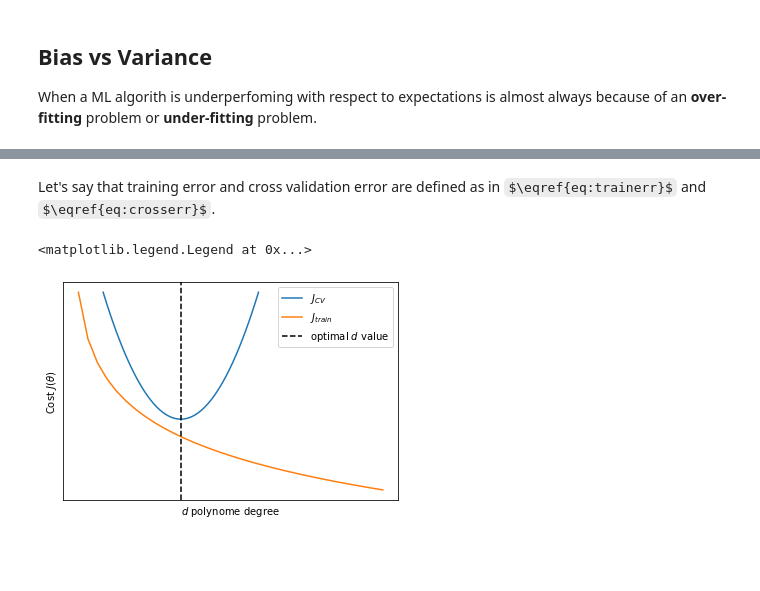
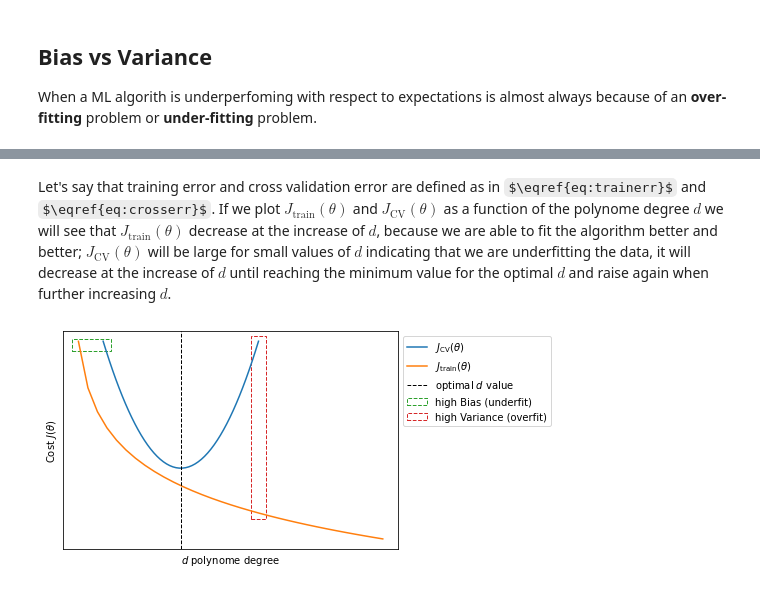
Before and after one commit to marnec/ML, a Jupyter notebook: ML-17-Diagnostic.ipynb, the cells around one changed output, grey strips where cells are left out. Saved outputs shown, nothing was run; the diff lists cells and outputs as text; code cells hidden in the pictures; some formulas as TeX source; blank space fills up the shorter version.

```diff
--- a/ML-17-Diagnostic.ipynb
+++ b/ML-17-Diagnostic.ipynb
@@ -242,22 +241,24 @@ for ax, label in zip(axes, ['A', 'B', 'C']):
-# %% [markdown]
-Let's say that training error and cross validation error are defined as in $\eqref{eq:trainerr}$ and $\eqref{eq:crosserr}$.
+# %% [markdown]
+Let's say that training error and cross validation error are defined as in $\eqref{eq:trainerr}$ and $\eqref{eq:crosserr}$. If we plot $J_\text{train}(\theta)$ and $J_\text{CV}(\theta)$ as a function of the polynome degree $d$ we will see that $J_\text{train}(\theta)$ decrease at the increase of $d$, because we are able to fit the algorithm better and better; $J_\text{CV}(\theta)$ will be large for small values of $d$ indicating that we are underfitting the data, it will decrease at the increase of $d$ until reaching the minimum value for the optimal $d$ and raise again when further increasing $d$.
 # %%
 %%capture --no-display
 xcross = np.linspace(-.5, .5)
 xtrain = np.linspace(-1, 2)
-
 jtrain = -np.log(xtrain)
 jcross = 10*xcross ** 2
-
+xcross -= .8
+xtrain -= 1.5
+jcross += .7
 fig, ax = plt.subplots()
-ax.plot(xcross-.8, jcross+.7, label='$J_{CV}$')
-ax.plot(xtrain - 1.5 , jtrain, label='$J_{train}$')
-ax.axvline(-.8, ls='--', c='k', label='optimal $d$ value')
+ax.plot(xcross, jcross, label='$J_\\mathrm{CV}(\\theta)$')
+ax.plot(xtrain , jtrain, label='$J_\\mathrm{train}(\\theta)$')
+ax.axvline(-.8, ls='--', c='k', lw=1, label='optimal $d$ value')
 ax.set_xticks([])
 ax.set_yticks([])
 ax.set_ylabel('Cost $J(\\theta)$')
 ax.set_xlabel('$d$ polynome degree')
-ax.legend();
+ax.add_patch(matplotlib.patches.Rectangle((-1.5, 3), .25, .25, fill=False, ls='--', edgecolor='C2', label='high Bias (underfit)'))
+ax.add_patch(matplotlib.patches.Rectangle((-.35, -.3), .1, 3.6, fill=False, ls='--', edgecolor='C3', label='high Variance (overfit)'))
+_ = ax.legend(loc='upper left', bbox_to_anchor=(1, 1))
 # %% [output]
-<matplotlib.legend.Legend at 0x...>
-[figure, old version]
+[figure, new version]
```
Also changed, not shown: parts of 6 cells of this notebook, 17 other files.
